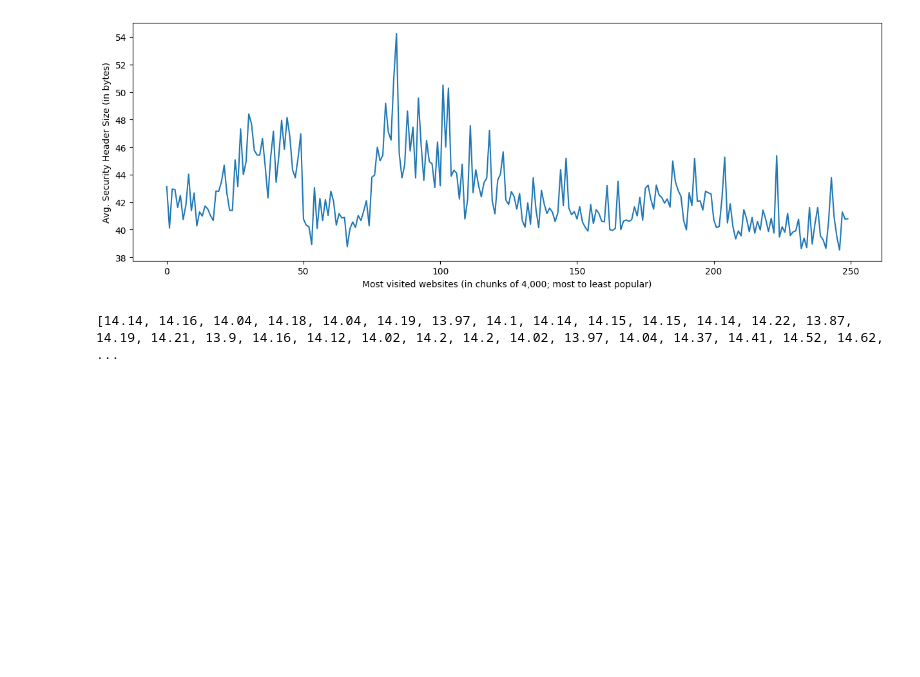
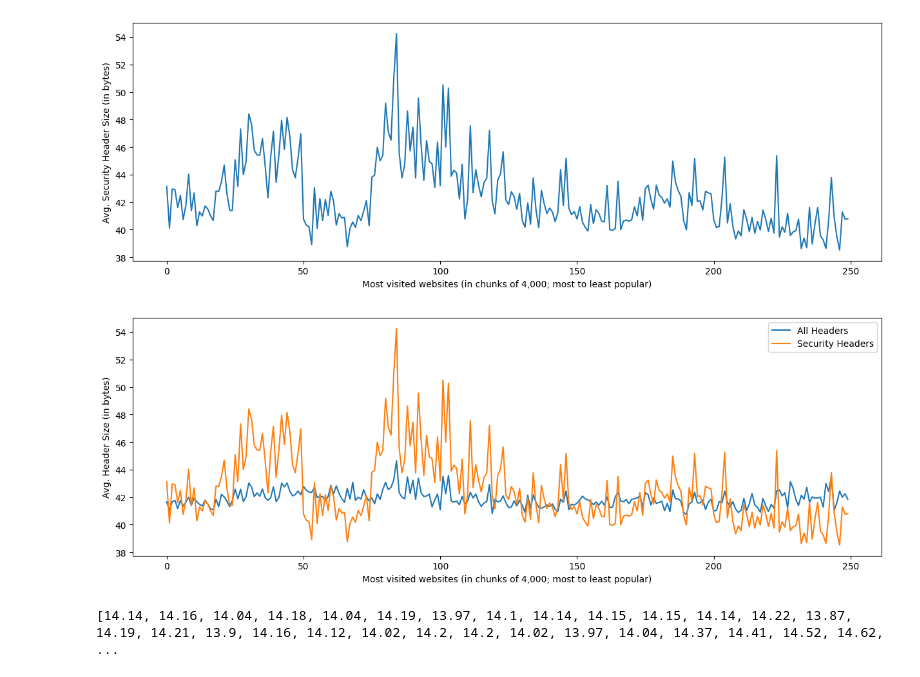
Before and after one commit to n3ling49/sec-header-analysis, a Jupyter notebook: src/evaluation/Overhead.ipynb, the cells around one changed output. Drawn from its saved outputs; the diff is of its cells as text; code cells hidden in the pictures; blank space fills up the shorter version.

```diff
--- a/src/evaluation/Overhead.ipynb
+++ b/src/evaluation/Overhead.ipynb
@@ -26,12 +26,12 @@ for i in range(0, len(acc_header_size)):
 header_size = round(total_acc_header_size/total_header_amt,2)
 header_size_response = round(total_acc_header_size/all_total_responses,2)
 header_size_website = round(total_acc_header_size/total_valid_sites,2)
-secheader_size = round(total_acc_secheader_size/total_header_amt,2)
+secheader_size = round(total_acc_secheader_size/total_secheader_amt,2)
 secheader_size_response = round(total_acc_secheader_size/all_total_responses,2)
 secheader_size_website = round(total_acc_secheader_size/total_valid_sites,2)
-header_amount = round(total_header_amt/all_total_responses,2)
+header_amt = round(total_header_amt/all_total_responses,2)
 header_amount_website = round(total_header_amt/total_valid_sites,2)
-secheader_amount = round(total_secheader_amt/all_total_responses,2)
+secheader_amt = round(total_secheader_amt/all_total_responses,2)
 secheader_amount_website = round(total_secheader_amt/total_valid_sites,2)
 # %%
 print(f'Avg. header size (in bytes): {header_size}')
@@ -85,6 +85,17 @@ plt.xlabel("Most visited websites (in chunks of 4,000; most to least popular)")
 plt.show()
 # %% [output]
 [figure]
+# %%
+plt.figure().set_figwidth(15)
+plt.plot(avg_header_size)
+plt.plot(avg_secheader_size)
+plt.ylabel("Avg. Header Size (in bytes)")
+plt.xlabel("Most visited websites (in chunks of 4,000; most to least popular)")
+plt.legend(["All Headers","Security Headers"])
+plt.savefig("headersize.png", bbox_inches='tight')
+plt.show()
+# %% [output]
+[figure, added]
 # %%
 headers_per_response = []
 for i in range(0, len(acc_secheader_size)):
```
Also changed, not shown: parts of 4 cells of this notebook, 1 other file.
